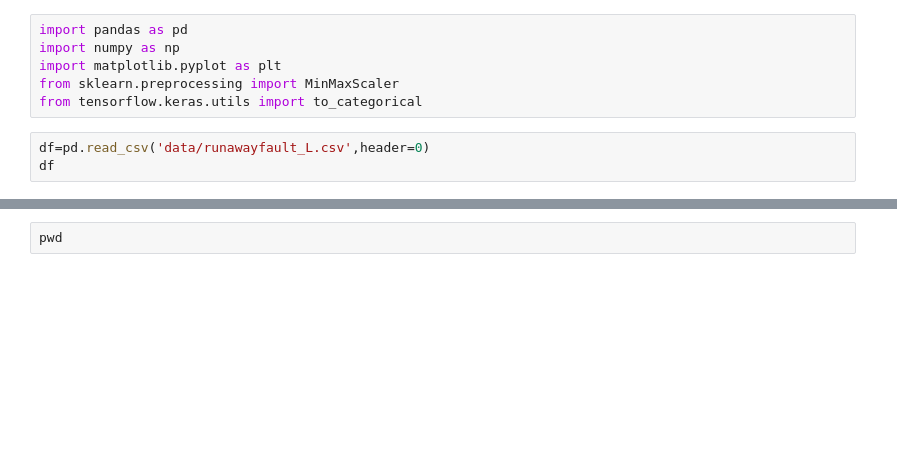
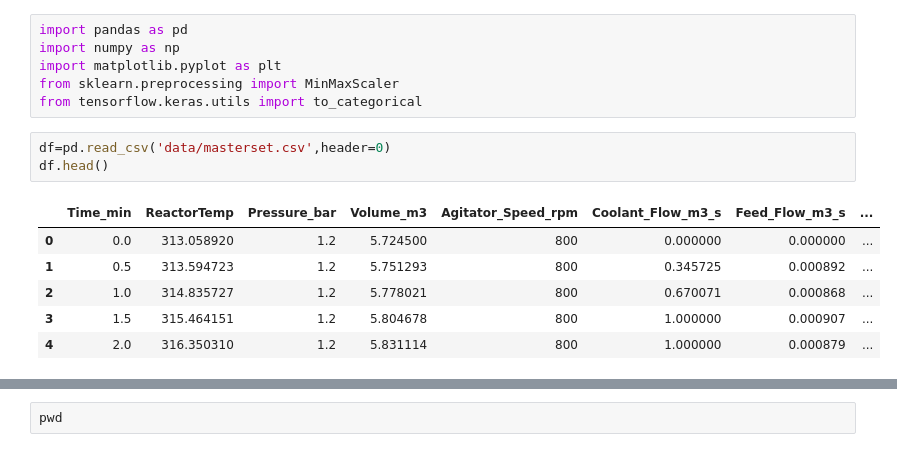
Before and after one commit to captainKLSH/predictiveModelling-and-faultDetection-in-batchReactors-using-ML, a Jupyter notebook: work.ipynb, the cells around one changed output, grey strips where cells are left out. Cells and saved outputs as stored; diff of their text form; blank space fills up the shorter version.

```diff
--- a/work.ipynb
+++ b/work.ipynb
@@ -5,5 +5,12 @@ import matplotlib.pyplot as plt
 from sklearn.preprocessing import MinMaxScaler
 from tensorflow.keras.utils import to_categorical
 # %%
-df=pd.read_csv('data/runawayfault_L.csv',header=0)
-df
+df=pd.read_csv('data/masterset.csv',header=0)
+df.head()
+# %% [output]
+|  | Time_min | ReactorTemp | Pressure_bar | Volume_m3 | Agitator_Speed_rpm | Coolant_Flow_m3_s | Feed_Flow_m3_s | ... |
+| 0 | 0.0 | 313.058920 | 1.2 | 5.724500 | 800 | 0.000000 | 0.000000 | ... |
+| 1 | 0.5 | 313.594723 | 1.2 | 5.751293 | 800 | 0.345725 | 0.000892 | ... |
+| 2 | 1.0 | 314.835727 | 1.2 | 5.778021 | 800 | 0.670071 | 0.000868 | ... |
+| 3 | 1.5 | 315.464151 | 1.2 | 5.804678 | 800 | 1.000000 | 0.000907 | ... |
+| 4 | 2.0 | 316.350310 | 1.2 | 5.831114 | 800 | 1.000000 | 0.000879 | ... |
```
Also changed, not shown: parts of 4 cells of this notebook, 21 other files.
